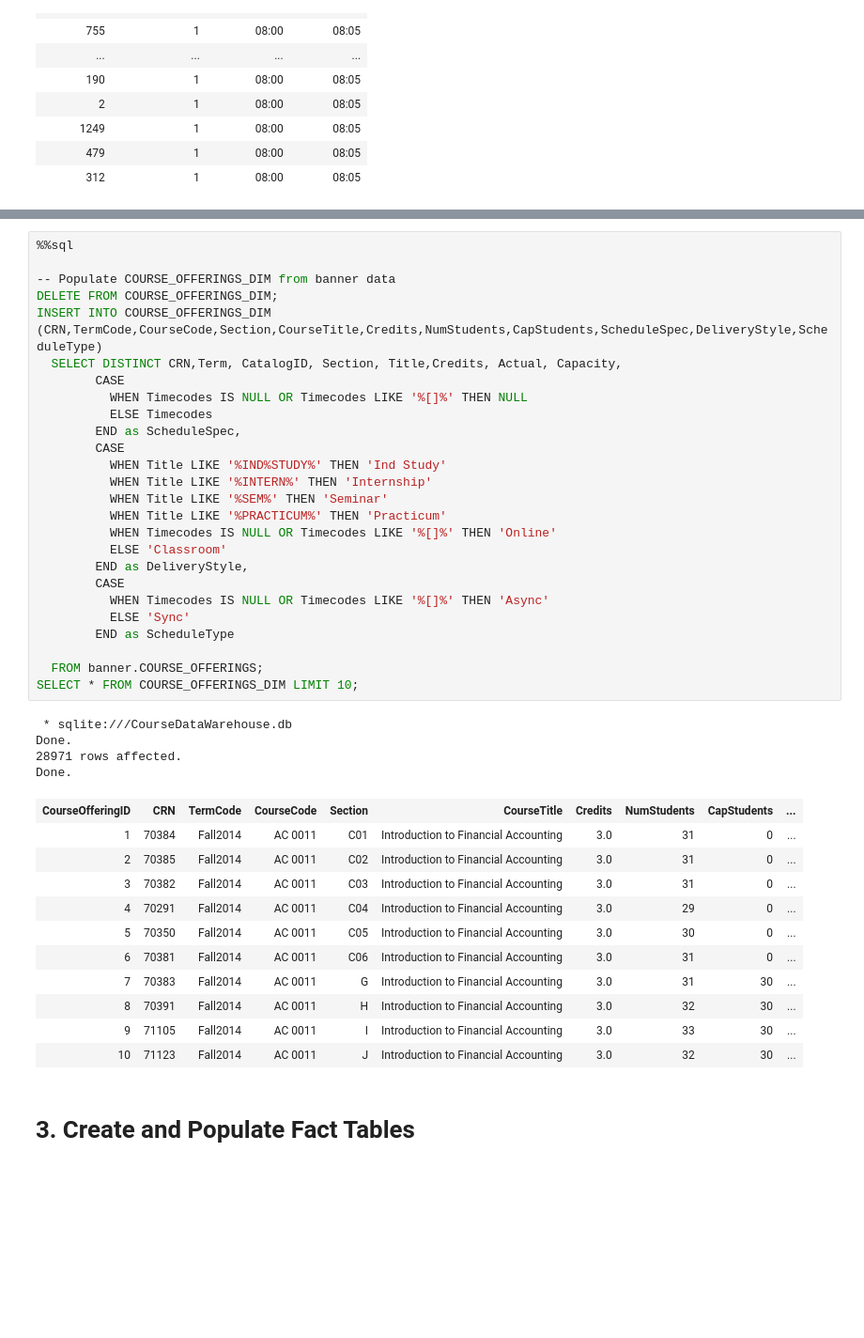
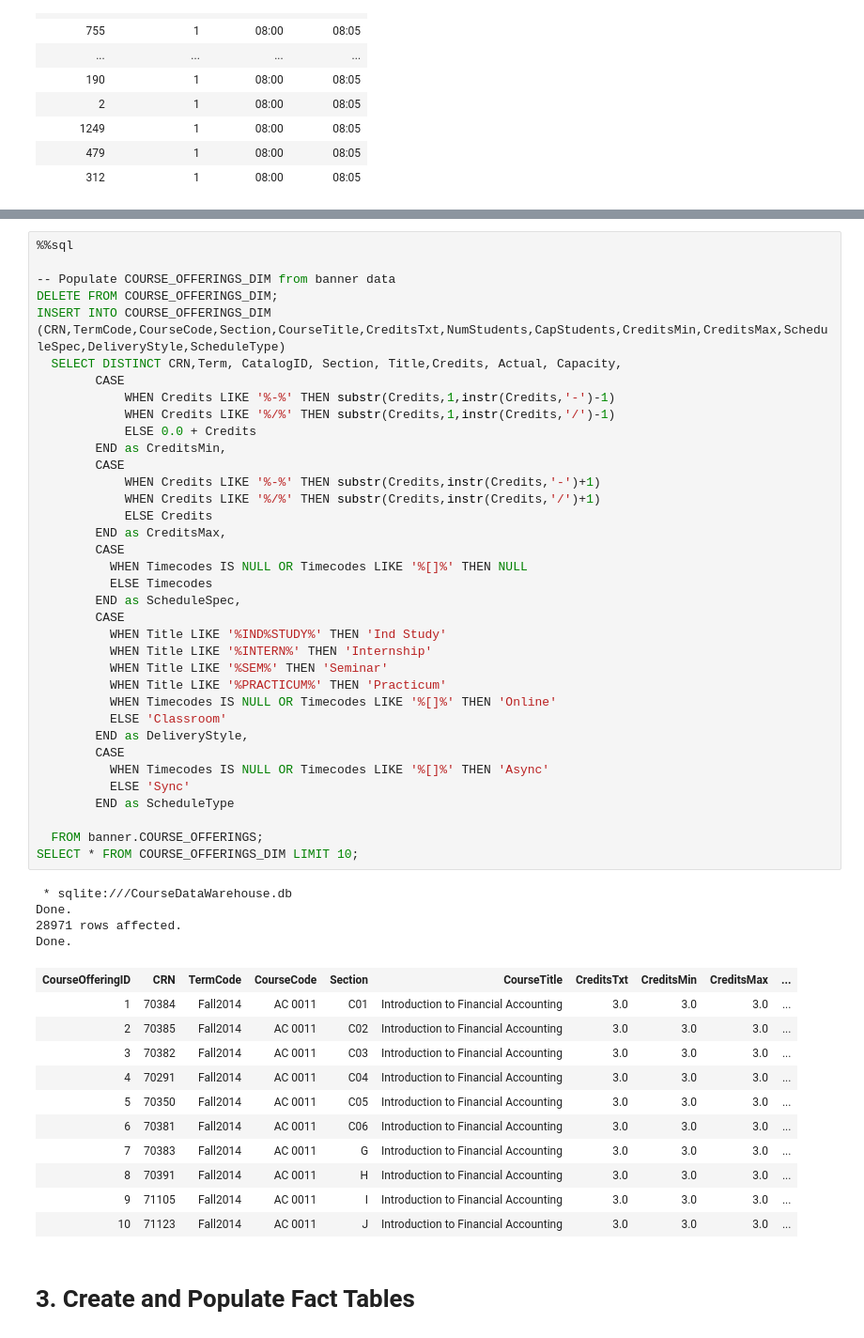
Before and after one commit to christopherhuntley/banner_data, a Jupyter notebook: CourseDataWarehouse.ipynb, the cells around one changed output, grey strips where cells are left out. Shown at 94% size. Saved outputs shown, nothing was run; the diff lists cells and outputs as text; blank space fills up the shorter version.

```diff
--- a/CourseDataWarehouse.ipynb
+++ b/CourseDataWarehouse.ipynb
@@ -465,45 +467,55 @@ Done.
 # %%
 %%sql
 
 -- Populate COURSE_OFFERINGS_DIM from banner data
 DELETE FROM COURSE_OFFERINGS_DIM;
-INSERT INTO COURSE_OFFERINGS_DIM (CRN,TermCode,CourseCode,Section,CourseTitle,Credits,NumStudents,CapStudents,ScheduleSpec,DeliveryStyle,ScheduleType)
+INSERT INTO COURSE_OFFERINGS_DIM (CRN,TermCode,CourseCode,Section,CourseTitle,CreditsTxt,NumStudents,CapStudents,CreditsMin,CreditsMax,ScheduleSpec,DeliveryStyle,ScheduleType)
   SELECT DISTINCT CRN,Term, CatalogID, Section, Title,Credits, Actual, Capacity,
+        CASE
+            WHEN Credits LIKE '%-%' THEN substr(Credits,1,instr(Credits,'-')-1)
+            WHEN Credits LIKE '%/%' THEN substr(Credits,1,instr(Credits,'/')-1)
+            ELSE 0.0 + Credits
+        END as CreditsMin,
+        CASE
+            WHEN Credits LIKE '%-%' THEN substr(Credits,instr(Credits,'-')+1)
+            WHEN Credits LIKE '%/%' THEN substr(Credits,instr(Credits,'/')+1)
+            ELSE Credits
+        END as CreditsMax,
         CASE
           WHEN Timecodes IS NULL OR Timecodes LIKE '%[]%' THEN NULL
           ELSE Timecodes
         END as ScheduleSpec,
         CASE
           WHEN Title LIKE '%IND%STUDY%' THEN 'Ind Study'
           WHEN Title LIKE '%INTERN%' THEN 'Internship'
           WHEN Title LIKE '%SEM%' THEN 'Seminar'
           WHEN Title LIKE '%PRACTICUM%' THEN 'Practicum'
           WHEN Timecodes IS NULL OR Timecodes LIKE '%[]%' THEN 'Online'
           ELSE 'Classroom'
         END as DeliveryStyle,
         CASE
           WHEN Timecodes IS NULL OR Timecodes LIKE '%[]%' THEN 'Async'
           ELSE 'Sync'
         END as ScheduleType
 
   FROM banner.COURSE_OFFERINGS;
 SELECT * FROM COURSE_OFFERINGS_DIM LIMIT 10;
 # %% [output]
  * sqlite:///CourseDataWarehouse.db
 Done.
 28971 rows affected.
 Done.
-| CourseOfferingID | CRN | TermCode | CourseCode | Section | CourseTitle | Credits | NumStudents | CapStudents | ... |
-| 1 | 70384 | Fall2014 | AC 0011 | C01 | Introduction to Financial Accounting | 3.0 | 31 | 0 | ... |
-| 2 | 70385 | Fall2014 | AC 0011 | C02 | Introduction to Financial Accounting | 3.0 | 31 | 0 | ... |
-| 3 | 70382 | Fall2014 | AC 0011 | C03 | Introduction to Financial Accounting | 3.0 | 31 | 0 | ... |
-| 4 | 70291 | Fall2014 | AC 0011 | C04 | Introduction to Financial Accounting | 3.0 | 29 | 0 | ... |
-| 5 | 70350 | Fall2014 | AC 0011 | C05 | Introduction to Financial Accounting | 3.0 | 30 | 0 | ... |
-| 6 | 70381 | Fall2014 | AC 0011 | C06 | Introduction to Financial Accounting | 3.0 | 31 | 0 | ... |
-| 7 | 70383 | Fall2014 | AC 0011 | G | Introduction to Financial Accounting | 3.0 | 31 | 30 | ... |
-| 8 | 70391 | Fall2014 | AC 0011 | H | Introduction to Financial Accounting | 3.0 | 32 | 30 | ... |
-| 9 | 71105 | Fall2014 | AC 0011 | I | Introduction to Financial Accounting | 3.0 | 33 | 30 | ... |
-| 10 | 71123 | Fall2014 | AC 0011 | J | Introduction to Financial Accounting | 3.0 | 32 | 30 | ... |
+| CourseOfferingID | CRN | TermCode | CourseCode | Section | CourseTitle | CreditsTxt | CreditsMin | CreditsMax | ... |
+| 1 | 70384 | Fall2014 | AC 0011 | C01 | Introduction to Financial Accounting | 3.0 | 3.0 | 3.0 | ... |
+| 2 | 70385 | Fall2014 | AC 0011 | C02 | Introduction to Financial Accounting | 3.0 | 3.0 | 3.0 | ... |
+| 3 | 70382 | Fall2014 | AC 0011 | C03 | Introduction to Financial Accounting | 3.0 | 3.0 | 3.0 | ... |
+| 4 | 70291 | Fall2014 | AC 0011 | C04 | Introduction to Financial Accounting | 3.0 | 3.0 | 3.0 | ... |
+| 5 | 70350 | Fall2014 | AC 0011 | C05 | Introduction to Financial Accounting | 3.0 | 3.0 | 3.0 | ... |
+| 6 | 70381 | Fall2014 | AC 0011 | C06 | Introduction to Financial Accounting | 3.0 | 3.0 | 3.0 | ... |
+| 7 | 70383 | Fall2014 | AC 0011 | G | Introduction to Financial Accounting | 3.0 | 3.0 | 3.0 | ... |
+| 8 | 70391 | Fall2014 | AC 0011 | H | Introduction to Financial Accounting | 3.0 | 3.0 | 3.0 | ... |
+| 9 | 71105 | Fall2014 | AC 0011 | I | Introduction to Financial Accounting | 3.0 | 3.0 | 3.0 | ... |
+| 10 | 71123 | Fall2014 | AC 0011 | J | Introduction to Financial Accounting | 3.0 | 3.0 | 3.0 | ... |
 # %% [markdown]
 # 3. Create and Populate Fact Tables
 # %% [markdown]
```
Also changed, not shown: parts of 4 cells of this notebook, 1 other file.
